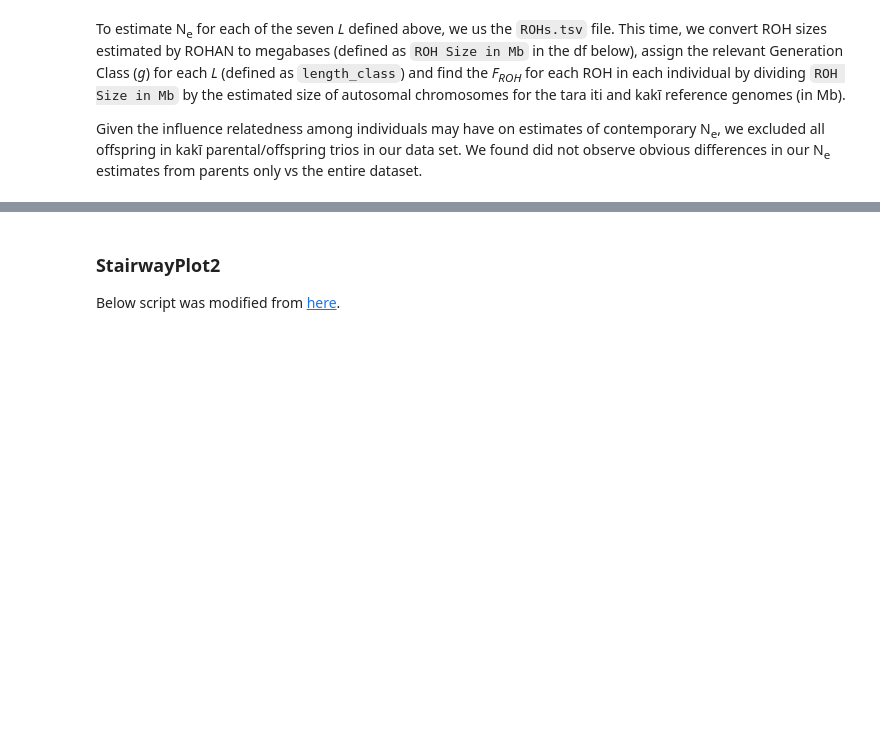
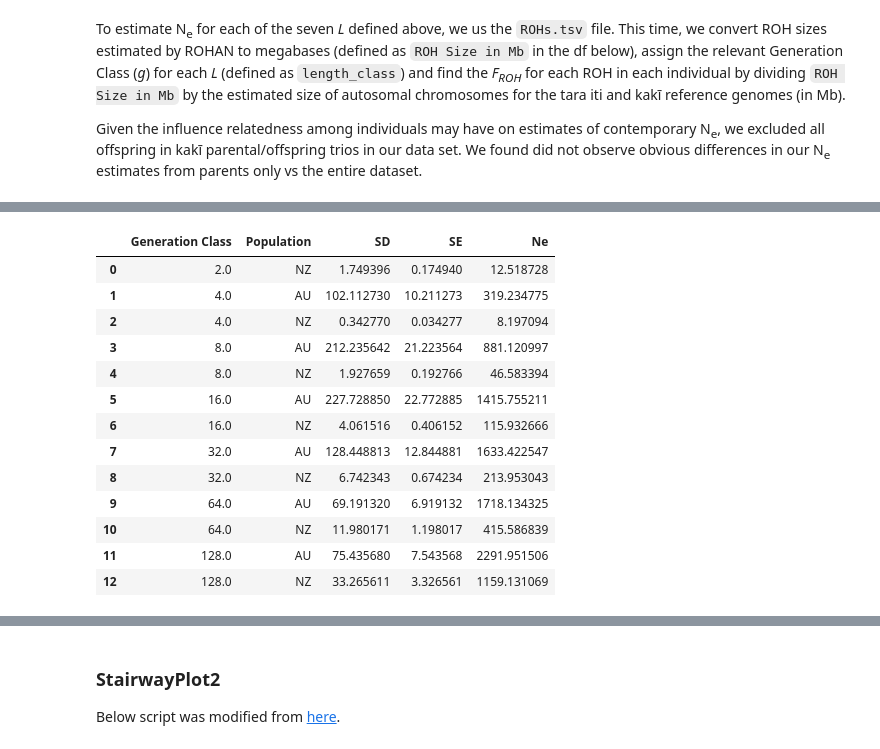
Before and after one commit to janawold1/2026_S_nereis_Cons_Gen, a Jupyter notebook: 09_Ne.ipynb, the cells around one changed output, grey strips where cells are left out. Cells and saved outputs as stored; diff of their text form; code cells hidden in the pictures; blank space fills up the shorter version.

```diff
--- a/09_Ne.ipynb
+++ b/09_Ne.ipynb
@@ -129,14 +154,29 @@ print(ftuncert.groupby(['Generation Class', 'Population'])['Ne'].min())
 # %%
 def calculate_SE(group):
     std_dev = group['Ne'].std()
     count = group['Ne'].count()
     standard_error = std_dev / np.sqrt(count)
     group['SE'] = standard_error
     group['SD'] = std_dev
     return group
 
-Ne = uncertainty.groupby(['Generation Class', 'Population']).apply(calculate_SE).reset_index(drop=True)
+Ne = ftuncert.groupby(['Generation Class', 'Population']).apply(calculate_SE).reset_index(drop=True)
 Ne = Ne.groupby(['Generation Class', 'Population', 'SD', 'SE'])['Ne'].mean().reset_index()
 Ne.head(n=20)
+# %% [output]
+|  | Generation Class | Population | SD | SE | Ne |
+| 0 | 2.0 | NZ | 1.749396 | 0.174940 | 12.518728 |
+| 1 | 4.0 | AU | 102.112730 | 10.211273 | 319.234775 |
+| 2 | 4.0 | NZ | 0.342770 | 0.034277 | 8.197094 |
+| 3 | 8.0 | AU | 212.235642 | 21.223564 | 881.120997 |
+| 4 | 8.0 | NZ | 1.927659 | 0.192766 | 46.583394 |
+| 5 | 16.0 | AU | 227.728850 | 22.772885 | 1415.755211 |
+| 6 | 16.0 | NZ | 4.061516 | 0.406152 | 115.932666 |
+| 7 | 32.0 | AU | 128.448813 | 12.844881 | 1633.422547 |
+| 8 | 32.0 | NZ | 6.742343 | 0.674234 | 213.953043 |
+| 9 | 64.0 | AU | 69.191320 | 6.919132 | 1718.134325 |
+| 10 | 64.0 | NZ | 11.980171 | 1.198017 | 415.586839 |
+| 11 | 128.0 | AU | 75.435680 | 7.543568 | 2291.951506 |
+| 12 | 128.0 | NZ | 33.265611 | 3.326561 | 1159.131069 |
 # %%
 palette = ['gold', 'steelblue', 'grey', 'black']
```
Also changed, not shown: parts of 9 cells of this notebook, 2 other files.
